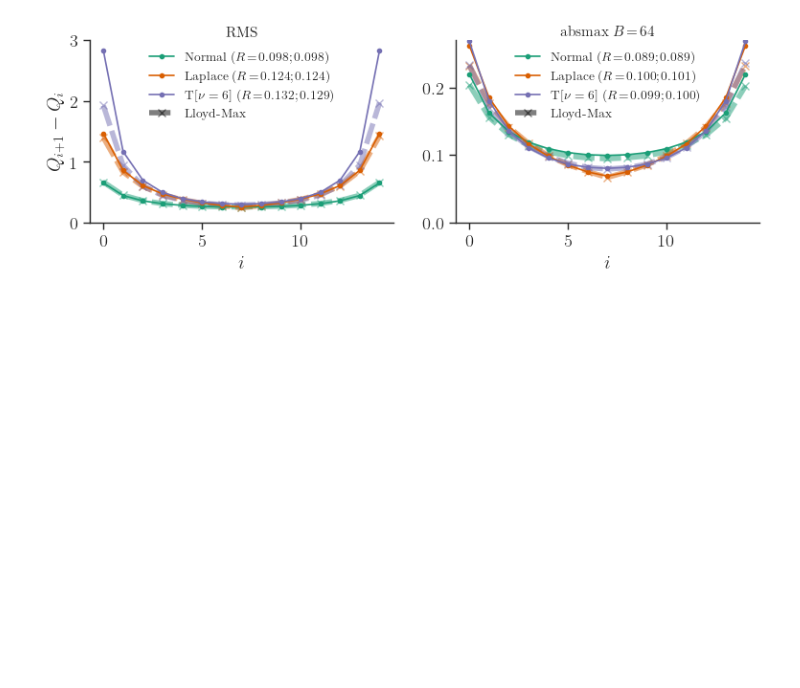
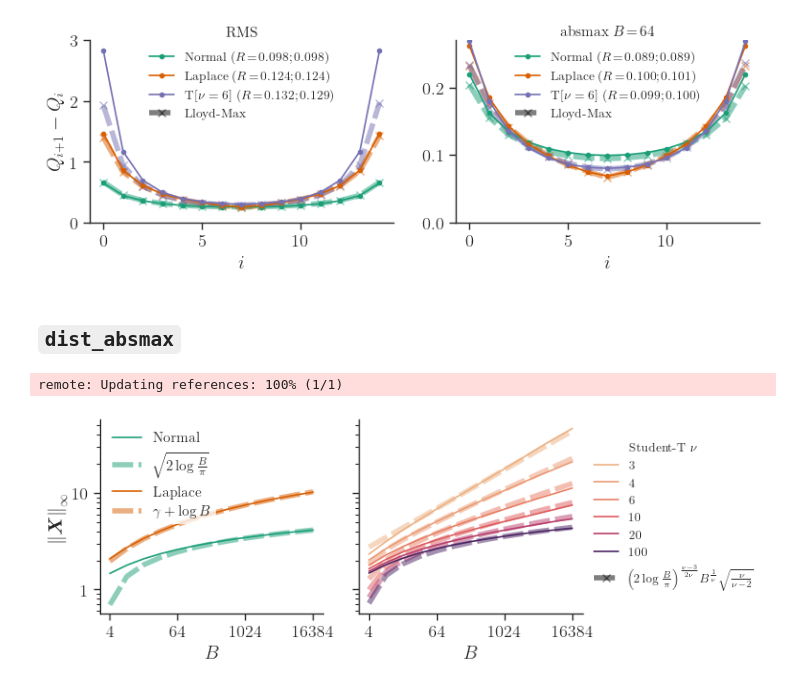
Before and after one commit to graphcore-research/llama-mobile-vlm, a Jupyter notebook: 20250127-FormatsCascade/Analysis.ipynb, the cells around one changed output. Cells and saved outputs as stored; diff of their text form; code cells hidden in the pictures; blank space fills up the shorter version.

Commit message:
Add dist_absmax plot

```diff
--- a/20250127-FormatsCascade/Analysis.ipynb
+++ b/20250127-FormatsCascade/Analysis.ipynb
@@ -74,11 +76,11 @@ remote: Updating references: 100% (1/1)
 fig, (ax0, ax1) = plt.subplots(ncols=2, figsize=(8, 3))
 
 bits = 4
-# n_X, iterations, push = 2**14, 100, False
-n_X, iterations, push = 2**20, 300, True
-
+samples = 2**20
+lm_iterations = 300
 studentt_dof = 6
 block_size = 64
+
 dists = [
     dict(dist="Normal", scale=1.0),
     dict(dist="Laplace", scale=2**-0.5),
@@ -86,15 +88,15 @@ dists = [
 ]
 for dist, color in zip(dists, plot_utils.PALETTE):
     torch.manual_seed(1)
-    X = sample(n_X, **dist, seed=1)
-    X_LM = sample(n_X, **dist, seed=2)
+    X = sample(samples, **dist, seed=1)
+    X_LM = sample(samples, **dist, seed=2)
     assert 0.95 <= X.pow(2).mean().sqrt().item() <= 1.05
 
-    lm_fmt = Q.lut_lloyd_max(X_LM, bits, iterations=iterations)
+    lm_fmt = Q.lut_lloyd_max(X_LM, bits, iterations=lm_iterations)
     block_lm_fmt = Q.lut_lloyd_max(
         X_LM.view(-1, block_size).div(X_LM.view(-1, block_size).abs().amax(-1, keepdim=True)).view(-1),
         bits,
-        iterations=iterations,
+        iterations=lm_iterations,
     )
     if dist["dist"] == "Normal":
         name = "Normal"
@@ -139,7 +141,54 @@ ax0.set_title("RMS", y=1, va="center")
 ax1.set_title(f"absmax $B\\!=\\!{block_size}$", y=1, va="center")
 
 fig.tight_layout()
-plot_utils.save("crd_curves_4bit", push=push)
+plot_utils.save("crd_curves_4bit")
 # %% [output]
 remote: Updating references: 100% (1/1)
 [figure]
+# %% [markdown]
+## `dist_absmax`
+# %%
+fig, (ax0, ax1) = plt.subplots(ncols=2, figsize=(8, 3), sharey=True)
+
+samples = 2**20
+B = tensor([2**n for n in range(2, 14+1)])
+
+for color, dist in zip(plot_utils.PALETTE, ["Normal", "Laplace"]):
+    X = sample(samples, dist=dist, seed=1)
+    ax0.plot(B, [X.view(-1, b).abs().amax(-1).mean().item() for b in B], c=color, label=dist)
+    if dist == "Normal":
+        model = B.div(torch.pi).log().mul(2).sqrt()
+        model_label = r"$\sqrt{2 \log \frac{B}{\pi}}$"
+    if dist == "Laplace":
+        model = B.log().add(0.57721566)
+        model_label = r"$\gamma + \log B$"
+    ax0.plot(B, model, **{**LM_UNDERLAY_ARGS, "marker": None}, c=color, label=model_label)
+ax0.legend(loc="upper left")
+
+dofs = tensor([3, 4, 6, 10, 20, 100])
+for dof, color in zip(dofs, plot_utils.SEQ_PALETTE(matplotlib.colors.LogNorm()(dofs))):
+    X = sample(samples, dist="StudentT", dof=dof.item(), seed=1)
+    ax1.plot(B, [X.view(-1, b).abs().amax(-1).mean().item() for b in B], c=color, label=f"{dof:.0f}")
+    model = B.double().div(torch.pi).log().mul(2).pow((dof-3)/2).mul(B).pow(1/dof).mul((dof/(dof-2)).sqrt())
+    ax1.plot(B, model, **{**LM_UNDERLAY_ARGS, "marker": None}, c=color)
+model_label = r"$\left(2 \log \frac{B}{\pi}\right)^{\frac{\nu-3}{2 \nu}}\! B^{\frac{1}{\nu}} \sqrt{\frac{\nu}{\nu - 2}}$"
+h, _ = ax1.get_legend_handles_labels()
+h.insert(0, matplotlib.lines.Line2D([], [], alpha=0, label=r"Student-T $\nu$"))
+h.append(matplotlib.lines.Line2D([], [], color="k", **LM_UNDERLAY_ARGS, label=model_label))
+ax1.legend(handles=h, bbox_to_anchor=(1, 0.5), loc="center left", fontsize=9.5)
+# ax1.set_title("Student-T", y=1, va="top")
+
+for ax in [ax0, ax1]:
+    ax.set_xscale("log", base=2)
+    ax.set_yscale("log")
+    ax.set_xticks([4, 64, 1024, 16384])
+    ax.xaxis.set_major_formatter("{x:.0f}")
+    ax.yaxis.set_major_formatter("{x:.0f}")
+    ax.set_xlabel("$B$")
+ax0.set_ylabel(r"$\norm{\bm{X}}{\infty}$")
+
+fig.tight_layout()
+plot_utils.save("dist_absmax")
+# %% [output]
+remote: Updating references: 100% (1/1)
+[figure, added]
```
Also changed, not shown: parts of 4 cells of this notebook, 1 other file.
